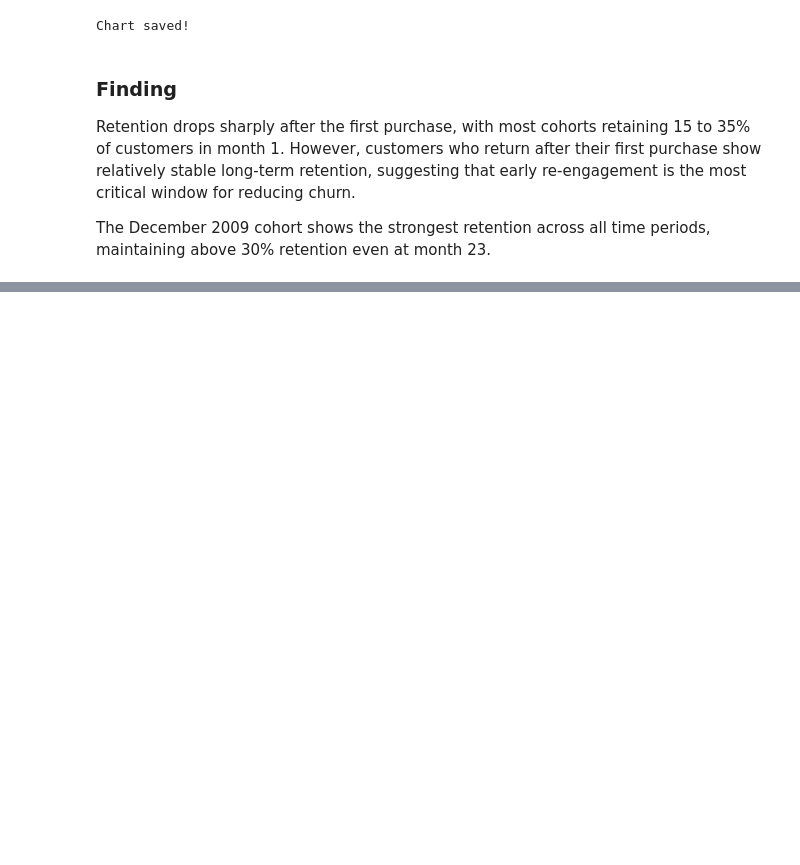
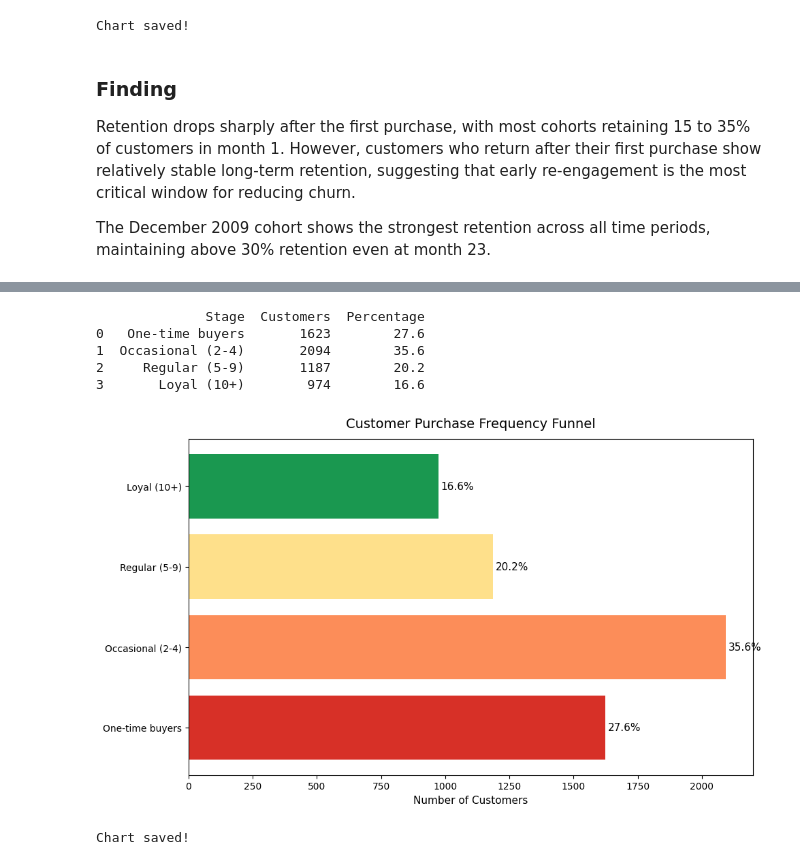
Before and after one commit to tkaixinn/user-retention-analysis, a Jupyter notebook: analysis.ipynb, the cells around one changed output, grey strips where cells are left out. Cells and saved outputs as stored; diff of their text form; code cells hidden in the pictures; blank space fills up the shorter version.

Commit message:
Add funnel analysis and purchase frequency chart

```diff
--- a/analysis.ipynb
+++ b/analysis.ipynb
@@ -230,0 +235,5 @@ maintaining above 30% retention even at month 23.
+# %%
+purchase_counts = df.groupby('Customer ID')['Invoice'].nunique().reset_index()
+purchase_counts.columns = ['Customer ID', 'PurchaseCount']
+
+print(purchase_counts['PurchaseCount'].describe())
@@ -230,0 +250,47 @@ maintaining above 30% retention even at month 23.
+# %%
+one_time = (purchase_counts['PurchaseCount'] == 1).sum()
+occasional = ((purchase_counts['PurchaseCount'] >= 2) &
+              (purchase_counts['PurchaseCount'] <= 4)).sum()
+regular = ((purchase_counts['PurchaseCount'] >= 5) &
+           (purchase_counts['PurchaseCount'] <= 9)).sum()
+loyal = (purchase_counts['PurchaseCount'] >= 10).sum()
+
+total = len(purchase_counts)
+
+funnel = pd.DataFrame({
+    'Stage': ['One-time buyers', 'Occasional (2-4)', 'Regular (5-9)', 'Loyal (10+)'],
+    'Customers': [one_time, occasional, regular, loyal],
+    'Percentage': [
+        round(one_time/total*100, 1),
+        round(occasional/total*100, 1),
+        round(regular/total*100, 1),
+        round(loyal/total*100, 1)
+    ]
+})
+
+print(funnel)
+# %% [output]
+              Stage  Customers  Percentage
+0   One-time buyers       1623        27.6
+1  Occasional (2-4)       2094        35.6
+2     Regular (5-9)       1187        20.2
+3       Loyal (10+)        974        16.6
+# %%
+plt.figure(figsize=(10, 6))
+
+colors = ['#d73027', '#fc8d59', '#fee08b', '#1a9850']
+
+bars = plt.barh(funnel['Stage'], funnel['Customers'], color=colors)
+
+for i, (customers, pct) in enumerate(zip(funnel['Customers'], funnel['Percentage'])):
+    plt.text(customers + 10, i, f'{pct}%', va='center', fontsize=11)
+
+plt.title('Customer Purchase Frequency Funnel', fontsize=14, pad=12)
+plt.xlabel('Number of Customers', fontsize=11)
+plt.tight_layout()
+plt.savefig('purchase_funnel.png', dpi=150, bbox_inches='tight')
+plt.show()
+print("Chart saved!")
+# %% [output]
+[figure, added]
+Chart saved!
```
Also changed, not shown: parts of 3 cells of this notebook.
